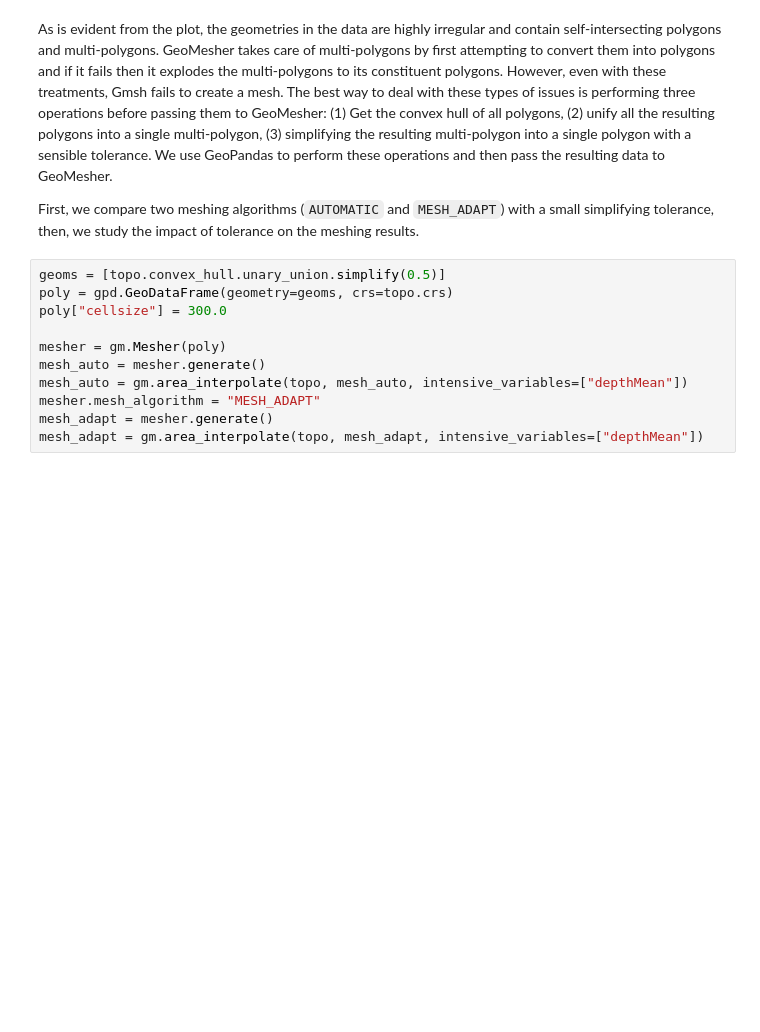
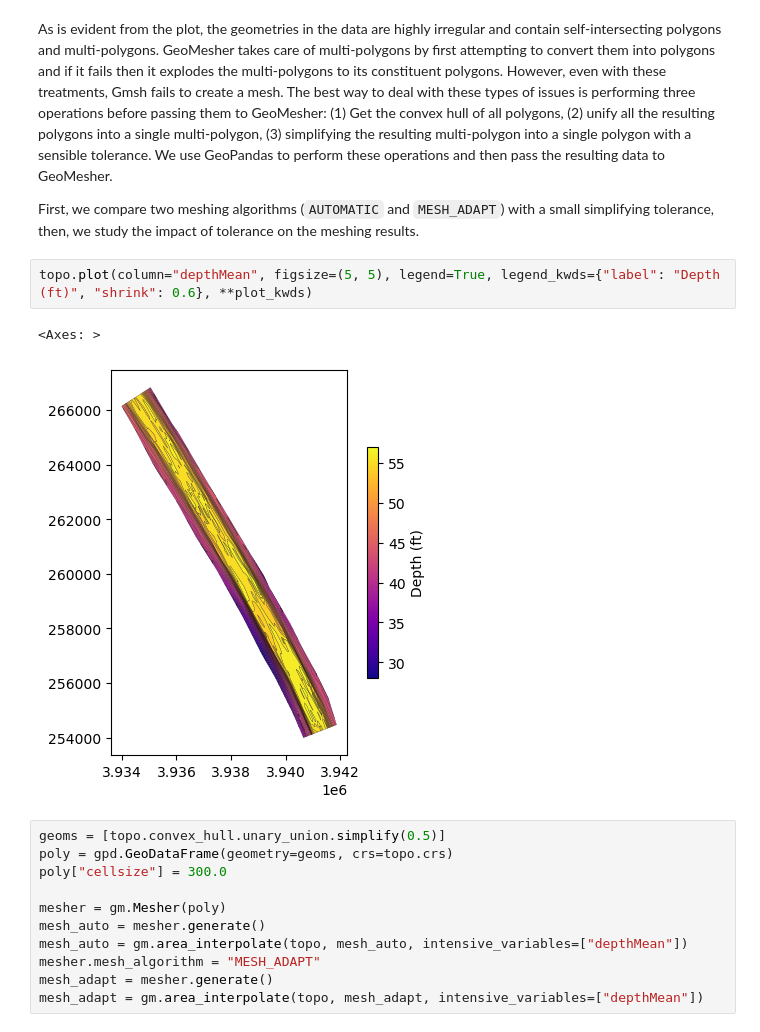
Before and after one commit to cheginit/geomesher, a Jupyter notebook: doc/source/examples/ehydro.ipynb, the cells around one changed output. Saved outputs shown, nothing was run; the diff lists cells and outputs as text; blank space fills up the shorter version.

```diff
--- a/doc/source/examples/ehydro.ipynb
+++ b/doc/source/examples/ehydro.ipynb
@@ -30,6 +30,11 @@ ax.set_axis_off()
 As is evident from the plot, the geometries in the data are highly irregular and contain self-intersecting polygons and multi-polygons. GeoMesher takes care of multi-polygons by first attempting to convert them into polygons and if it fails then it explodes the multi-polygons to its constituent polygons. However, even with these treatments, Gmsh fails to create a mesh. The best way to deal with these types of issues is performing three operations before passing them to GeoMesher: (1) Get the convex hull of all polygons, (2) unify all the resulting polygons into a single multi-polygon, (3) simplifying the resulting multi-polygon into a single polygon with a sensible tolerance. We use GeoPandas to perform these operations and then pass the resulting data to GeoMesher.
 
 First, we compare two meshing algorithms (``AUTOMATIC`` and ``MESH_ADAPT``) with a small simplifying tolerance, then, we study the impact of tolerance on the meshing results.
+# %%
+topo.plot(column="depthMean", figsize=(5, 5), legend=True, legend_kwds={"label": "Depth (ft)", "shrink": 0.6}, **plot_kwds)
+# %% [output]
+<Axes: >
+[figure, added]
 # %%
 geoms = [topo.convex_hull.unary_union.simplify(0.5)]
 poly = gpd.GeoDataFrame(geometry=geoms, crs=topo.crs)
```
